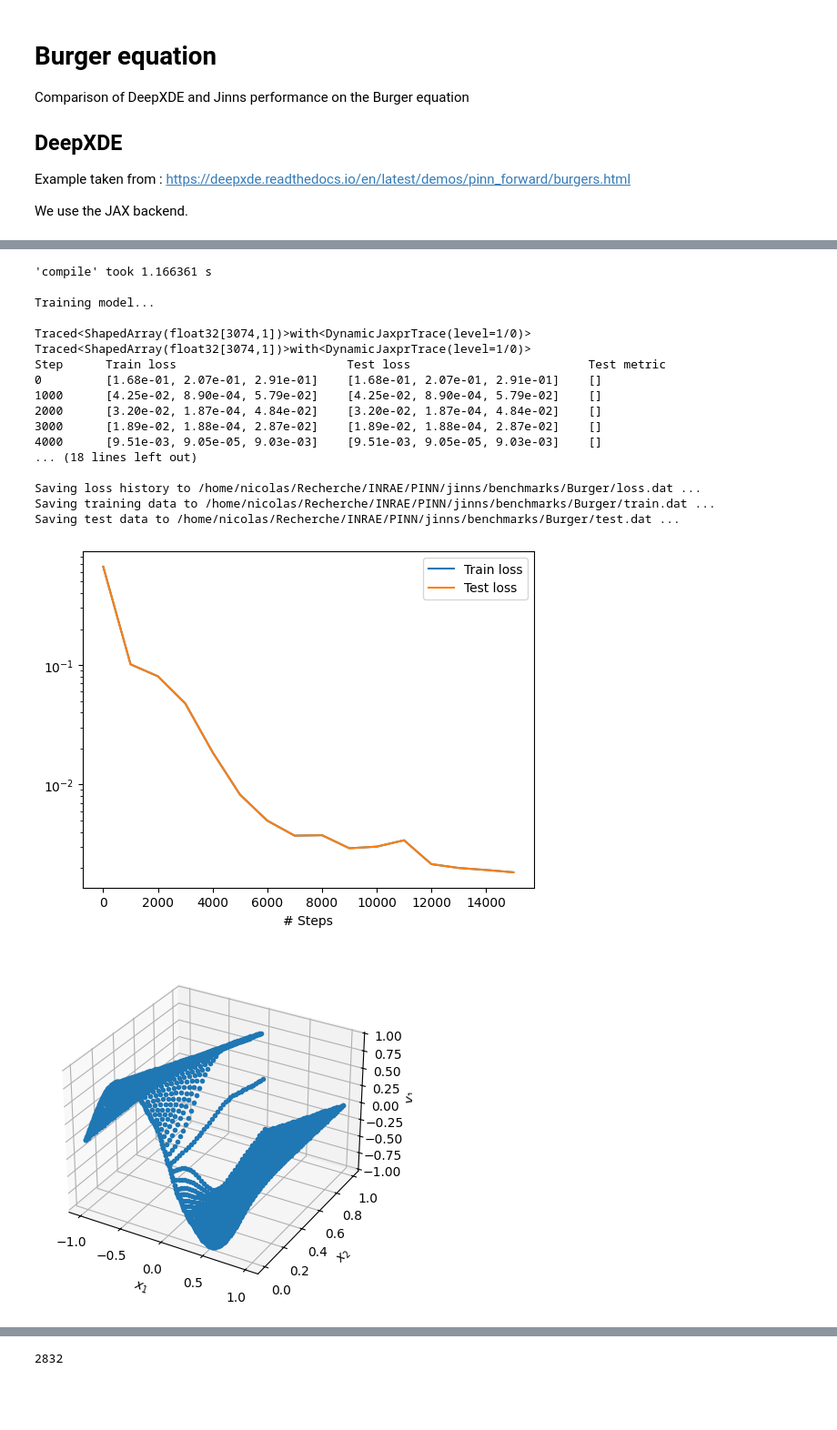
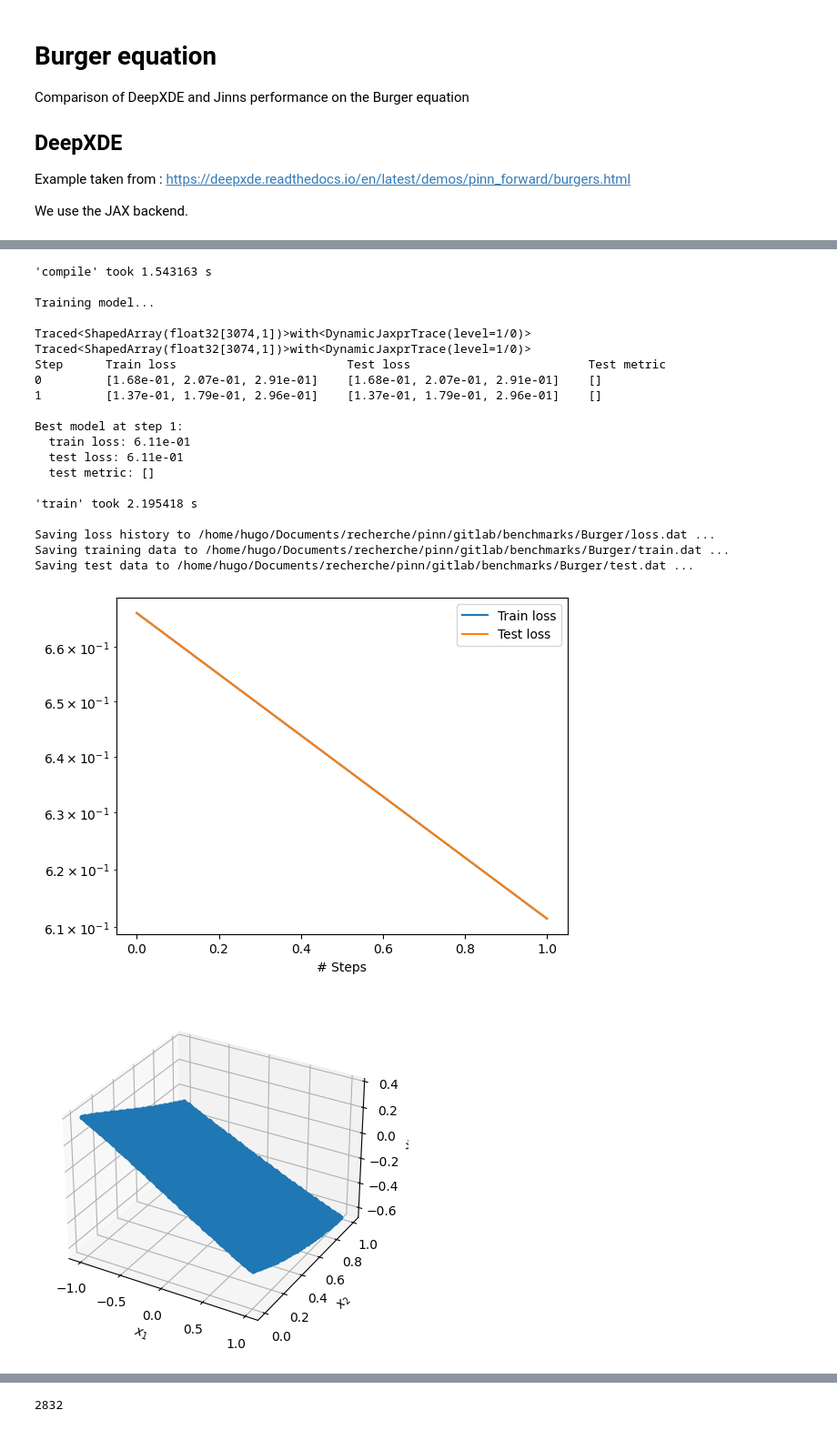
Before and after one commit to mia-jinns/jinns, a Jupyter notebook: benchmarks/Burger/burger.ipynb, the cells around one changed output, grey strips where cells are left out. Shown at 91% size. Cells and saved outputs as stored; diff of their text form; code cells hidden in the pictures; blank space fills up the shorter version.

```diff
--- a/benchmarks/Burger/burger.ipynb
+++ b/benchmarks/Burger/burger.ipynb
@@ -12,6 +12,8 @@ We use the JAX backend.
 seed = 1234
 # %%
 """Backend supported: tensorflow.compat.v1, tensorflow, pytorch, paddle"""
+import os
+os.environ["DDE_BACKEND"]="jax"
 import deepxde as dde
 import numpy as np
 
@@ -55,7 +57,7 @@ net = dde.nn.FNN([2] + [20] * 3 + [1], "tanh", "Glorot normal")
 model = dde.Model(data, net)
 
 model.compile("adam", lr=1e-3)
-losshistory, train_state = model.train(iterations=15000)
+losshistory, train_state = model.train(iterations=1)#15000)
 # Not sure how to do this in JAX
 # model.compile("L-BFGS")
 # losshistory, train_state = model.train()
@@ -78,20 +80,23 @@ Compiling model...
-'compile' took 1.166361 s
+'compile' took 1.543163 s
 
 Training model...
 
 Traced<ShapedArray(float32[3074,1])>with<DynamicJaxprTrace(level=1/0)>
 Traced<ShapedArray(float32[3074,1])>with<DynamicJaxprTrace(level=1/0)>
 Step      Train loss                        Test loss                         Test metric
 0         [1.68e-01, 2.07e-01, 2.91e-01]    [1.68e-01, 2.07e-01, 2.91e-01]    []
-1000      [4.25e-02, 8.90e-04, 5.79e-02]    [4.25e-02, 8.90e-04, 5.79e-02]    []
-2000      [3.20e-02, 1.87e-04, 4.84e-02]    [3.20e-02, 1.87e-04, 4.84e-02]    []
-3000      [1.89e-02, 1.88e-04, 2.87e-02]    [1.89e-02, 1.88e-04, 2.87e-02]    []
-4000      [9.51e-03, 9.05e-05, 9.03e-03]    [9.51e-03, 9.05e-05, 9.03e-03]    []
-... (18 lines left out)
+1         [1.37e-01, 1.79e-01, 2.96e-01]    [1.37e-01, 1.79e-01, 2.96e-01]    []
 
-Saving loss history to /home/nicolas/Recherche/INRAE/PINN/jinns/benchmarks/Burger/loss.dat ...
-Saving training data to /home/nicolas/Recherche/INRAE/PINN/jinns/benchmarks/Burger/train.dat ...
-Saving test data to /home/nicolas/Recherche/INRAE/PINN/jinns/benchmarks/Burger/test.dat ...
+Best model at step 1:
+  train loss: 6.11e-01
+  test loss: 6.11e-01
+  test metric: []
+
+'train' took 2.195418 s
+
+Saving loss history to /home/hugo/Documents/recherche/pinn/gitlab/benchmarks/Burger/loss.dat ...
+Saving training data to /home/hugo/Documents/recherche/pinn/gitlab/benchmarks/Burger/train.dat ...
+Saving test data to /home/hugo/Documents/recherche/pinn/gitlab/benchmarks/Burger/test.dat ...
-[figure, old version]
+[figure, new version]
-[figure, old version]
+[figure, new version]
 Traced<ShapedArray(float32[25600,1])>with<DynamicJaxprTrace(level=1/0)>
```
Also changed, not shown: parts of 15 cells of this notebook, 9 other files.
